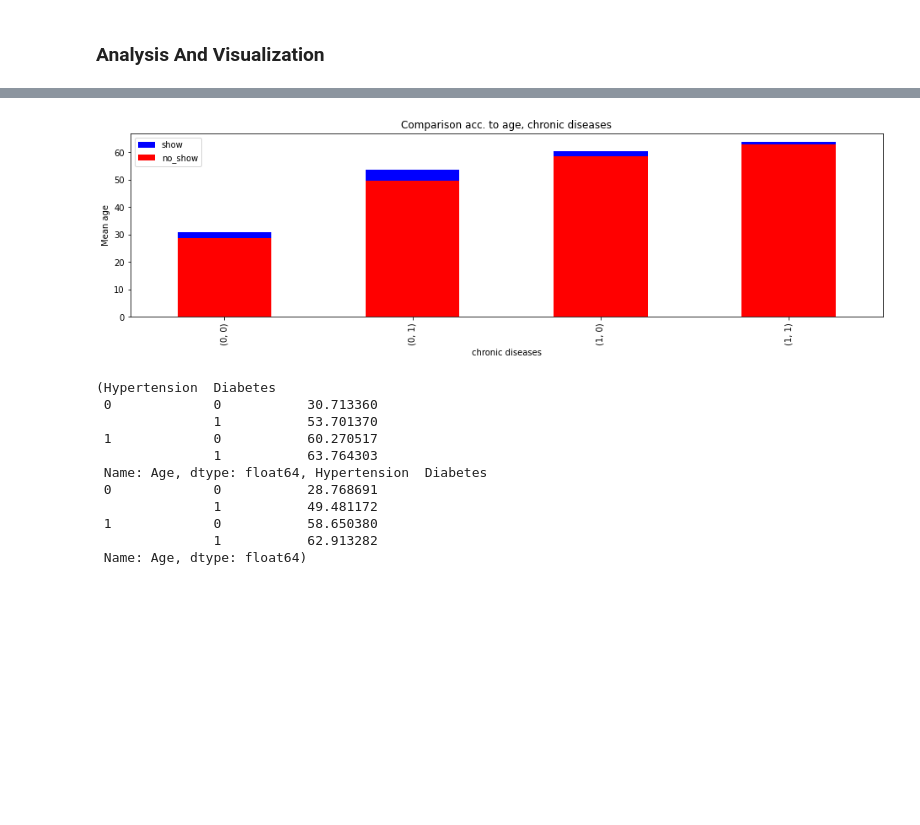
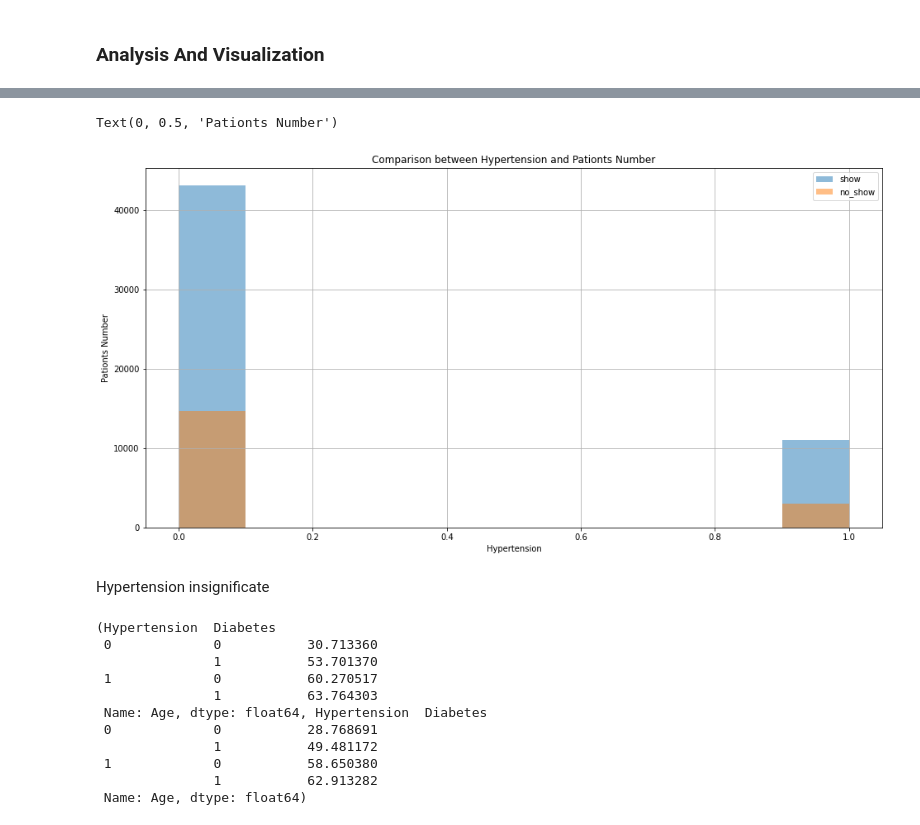
Before and after one commit to Abdellatif-Elfeke/Investigate-a-Dataset, a Jupyter notebook: investigate_a_dataset_template.ipynb, the cells around one changed output, grey strips where cells are left out. Drawn from its saved outputs; the diff is of its cells as text; code cells hidden in the pictures; blank space fills up the shorter version.

```diff
--- a/investigate_a_dataset_template.ipynb
+++ b/investigate_a_dataset_template.ipynb
@@ -266,14 +269,18 @@ Ages from 0 : 8 are the most showing then 45 : 55 and the least attending are ab
 # %%
 # does age and chronic diseases effect the attendance together
-plt.figure(figsize=[16,4])
-df[show].groupby(['Hypertension','Diabetes']).mean()['Age'].plot(kind='bar',color ='blue' , label = 'show')
-df[no_show].groupby(['Hypertension','Diabetes']).mean()['Age'].plot(kind='bar',color ='red' , label = 'no_show')
-plt.legend();
-plt.title('Comparison acc. to age, chronic diseases')
-plt.xlabel('chronic diseases')
-plt.ylabel('Mean age');
+
+plt.figure(figsize=[16,8])
+df.Hypertension[show].hist(alpha=0.5 , label = 'show')
+df.Hypertension[no_show].hist(alpha=0.5 , label = 'no_show')
+plt.legend()
+plt.title('Comparison between Hypertension and Pationts Number')
+plt.xlabel('Hypertension')
+plt.ylabel('Pationts Number')
 # %% [output]
+Text(0, 0.5, 'Pationts Number')
-[figure, old version]
+[figure, new version]
+# %% [markdown]
+Hypertension insignificate
 # %%
 df[show].groupby(['Hypertension','Diabetes']).mean()['Age'],df[no_show].groupby(['Hypertension','Diabetes']).mean()['Age']
 # %% [output]
```
Also changed, not shown: parts of 17 cells of this notebook.
